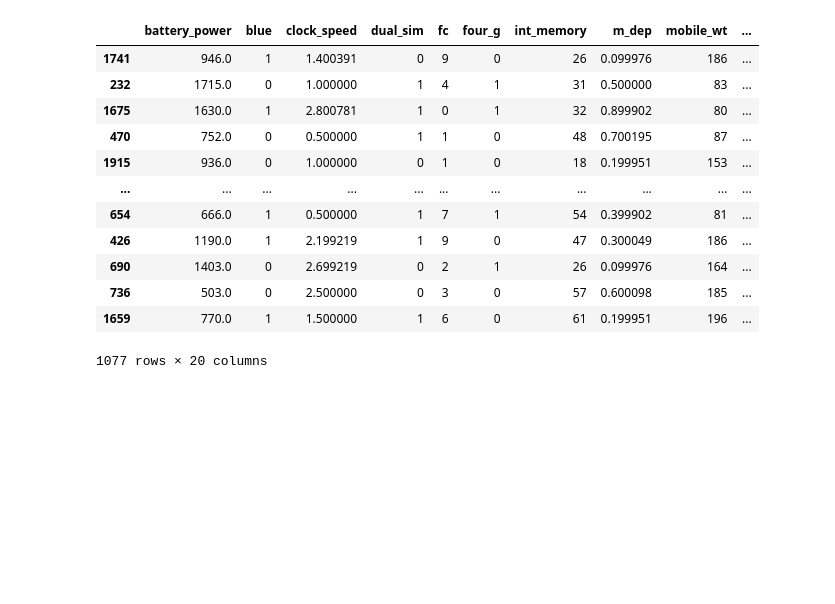
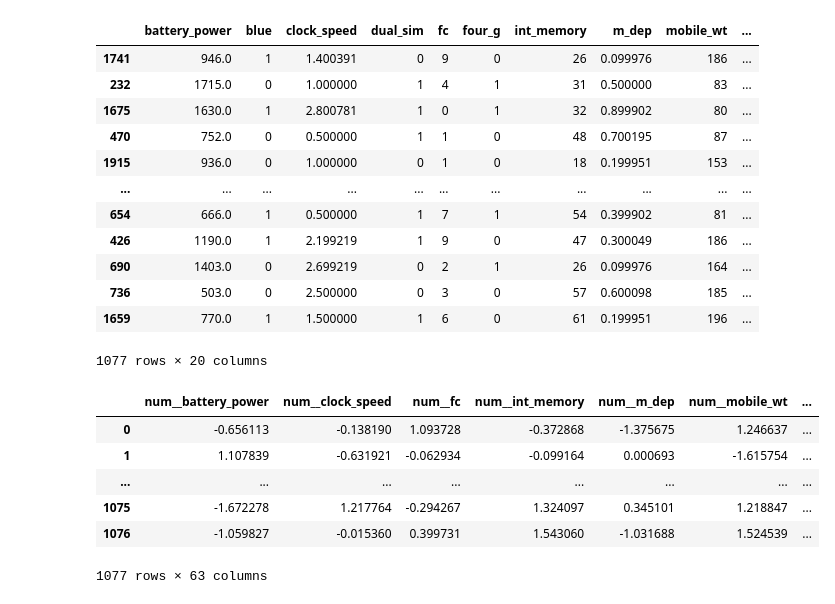
Before and after one commit to d1alekt1k8/rep_iis_lab1, a Jupyter notebook: research/research.ipynb, the cells around one changed output. Cells and saved outputs as stored; diff of their text form; code cells hidden in the pictures; blank space fills up the shorter version.

```diff
--- a/research/research.ipynb
+++ b/research/research.ipynb
@@ -354,3 +354,14 @@ X_train_sklearn
 X_train_sklearn_raw = preprocessor_sklearn.fit_transform(X_train_sklearn, y_train)
 # %%
 X_train_sklearn = pd.DataFrame(X_train_sklearn_raw, columns=preprocessor_sklearn.get_feature_names_out())
+# %%
+with pd.option_context('display.max_rows', 5, 'display.max_columns', None):
+    display (X_train_sklearn)
+# %% [output]
+|  | num__battery_power | num__clock_speed | num__fc | num__int_memory | num__m_dep | num__mobile_wt | ... |
+| 0 | -0.656113 | -0.138190 | 1.093728 | -0.372868 | -1.375675 | 1.246637 | ... |
+| 1 | 1.107839 | -0.631921 | -0.062934 | -0.099164 | 0.000693 | -1.615754 | ... |
+| ... | ... | ... | ... | ... | ... | ... | ... |
+| 1075 | -1.672278 | 1.217764 | -0.294267 | 1.324097 | 0.345101 | 1.218847 | ... |
+| 1076 | -1.059827 | -0.015360 | 0.399731 | 1.543060 | -1.031688 | 1.524539 | ... |
+1077 rows × 63 columns
```
Also changed, not shown: parts of 15 cells of this notebook, 1 other file.
